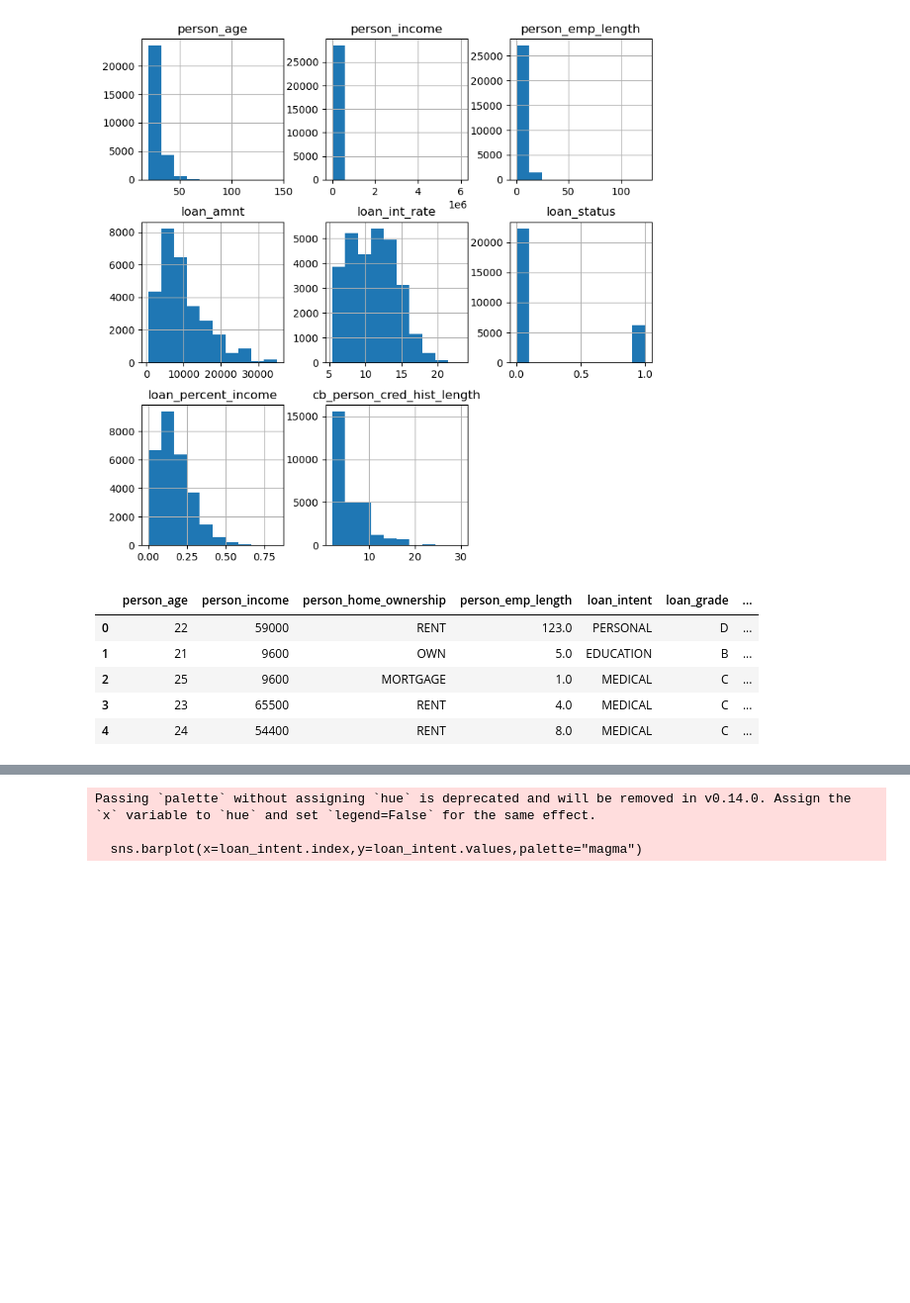
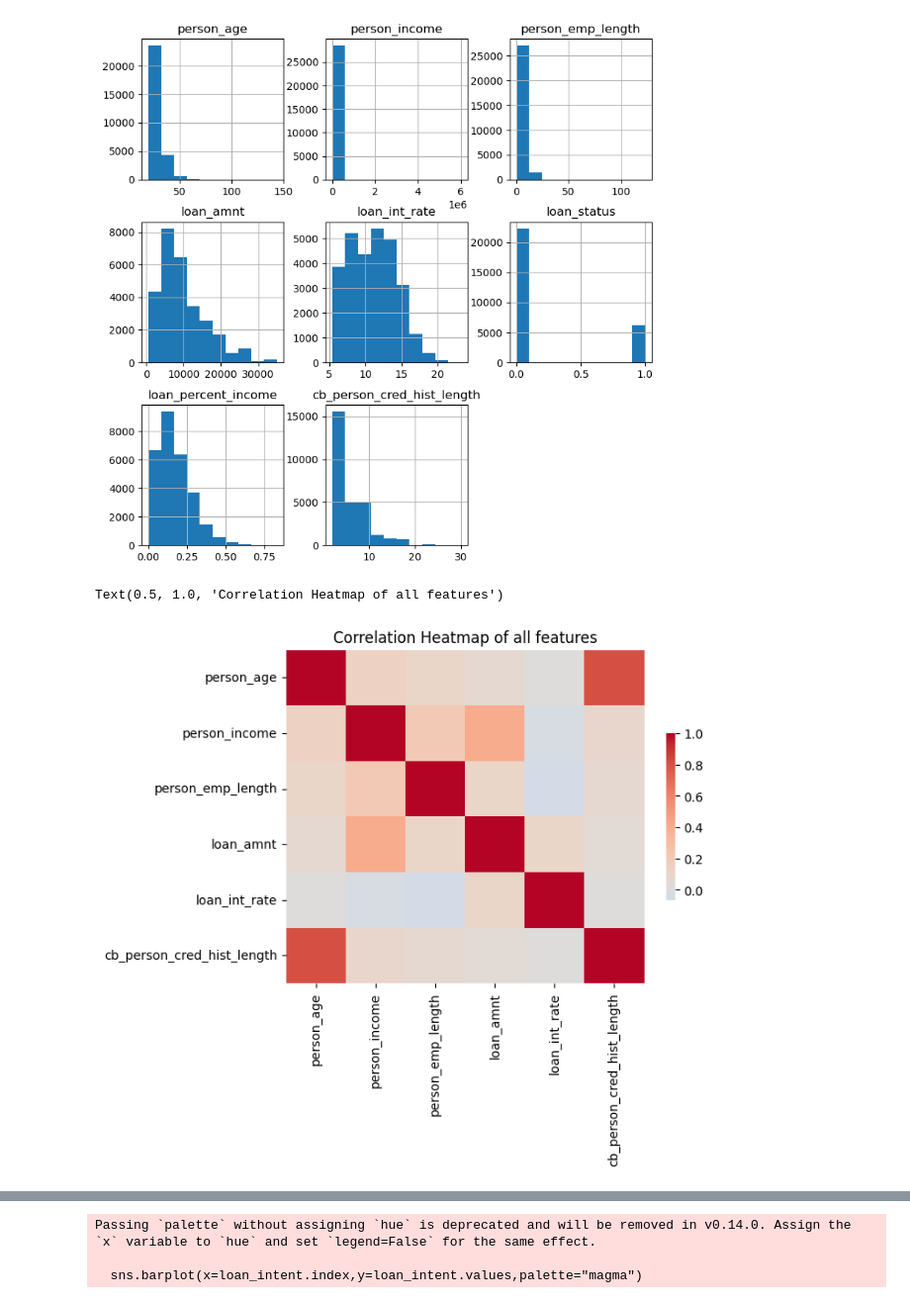
Before and after one commit to Wizardcode28/Credit-RIsk-Assessment, a Jupyter notebook: credit.ipynb, the cells around one changed output, grey strips where cells are left out. Shown at 99% size. Drawn from its saved outputs; the diff is of its cells as text; code cells hidden in the pictures; blank space fills up the shorter version.

```diff
--- a/credit.ipynb
+++ b/credit.ipynb
@@ -267,13 +259,11 @@ joblib.dump((x_res,x_test,y_res,y_test),"/content/drive/MyDrive/credit.pkl")
 _=df.hist(figsize=(9,9))
 # %% [output]
 [figure]
-# %%
-df.head()
-# %% [output]
-|  | person_age | person_income | person_home_ownership | person_emp_length | loan_intent | loan_grade | ... |
-| 0 | 22 | 59000 | RENT | 123.0 | PERSONAL | D | ... |
-| 1 | 21 | 9600 | OWN | 5.0 | EDUCATION | B | ... |
-| 2 | 25 | 9600 | MORTGAGE | 1.0 | MEDICAL | C | ... |
-| 3 | 23 | 65500 | RENT | 4.0 | MEDICAL | C | ... |
-| 4 | 24 | 54400 | RENT | 8.0 | MEDICAL | C | ... |
+# %%
+# Correlation heatmap
+sns.heatmap(df.select_dtypes(include="number").corr(method="spearman"),cmap="coolwarm",annot=False,center=0,cbar_kws={'shrink': 0.5})
+plt.title("Correlation Heatmap of all features")
+# %% [output]
+Text(0.5, 1.0, 'Correlation Heatmap of all features')
+[figure, added]
 # %%
```
Also changed, not shown: parts of 37 cells of this notebook, 9 other files.
